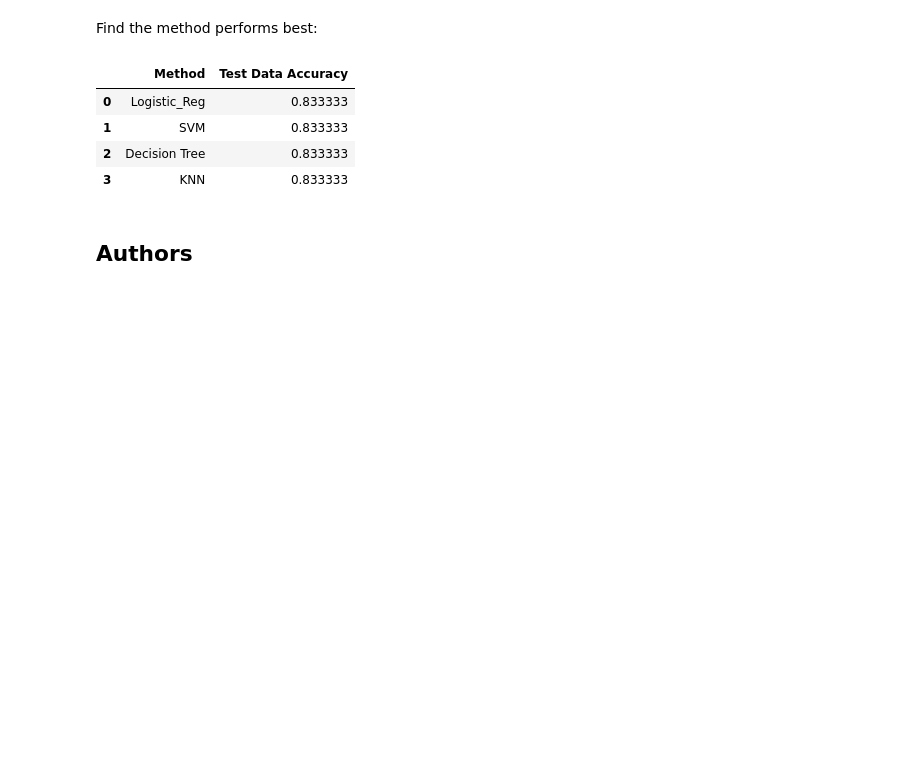
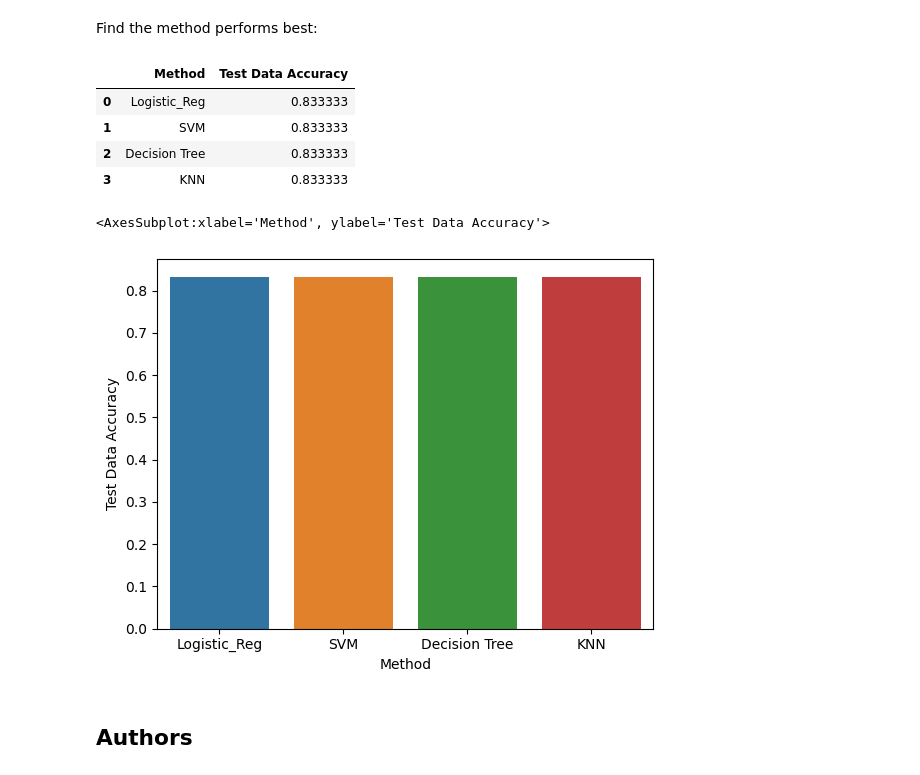
Before and after one commit to sravyaksn/IBM-Capstone-Project---SpaceX, a Jupyter notebook: SpaceX_Machine Learning Prediction_Part_5.ipynb, the cells around one changed output. Cells and saved outputs as stored; diff of their text form; code cells hidden in the pictures; blank space fills up the shorter version.

```diff
--- a/SpaceX_Machine Learning Prediction_Part_5.ipynb
+++ b/SpaceX_Machine Learning Prediction_Part_5.ipynb
@@ -372,6 +372,11 @@ Report
 | 1 | SVM | 0.833333 |
 | 2 | Decision Tree | 0.833333 |
 | 3 | KNN | 0.833333 |
+# %%
+sns.barplot(x=Report['Method'], y=Report['Test Data Accuracy'], data=Report, hue=Report['Method'] )
+# %% [output]
+<AxesSubplot:xlabel='Method', ylabel='Test Data Accuracy'>
+[figure, added]
 # %% [markdown]
 ## Authors
 # %% [markdown]
```
Also changed, not shown: parts of 1 cell of this notebook.
